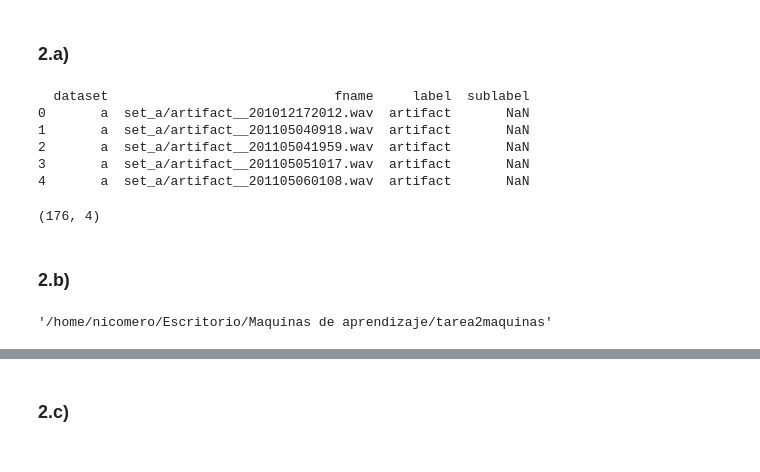
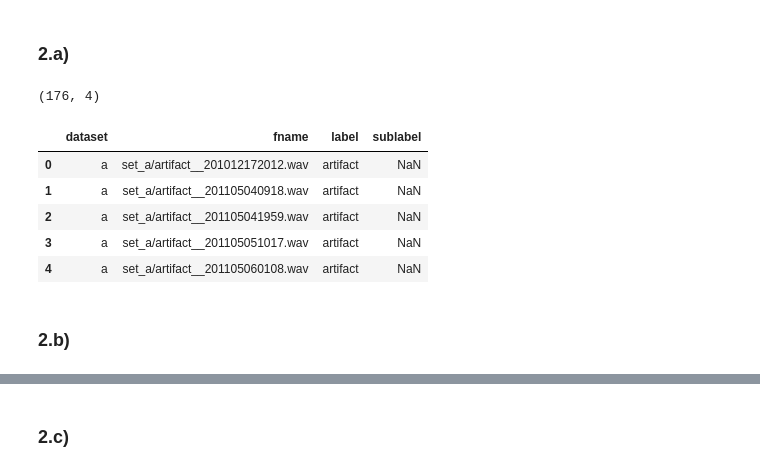
Before and after one commit to GabrielValenzuelaLorca/tarea2maquinas, a Jupyter notebook: Tarea 2.ipynb, the cells around one changed output, grey strips where cells are left out. Saved outputs shown, nothing was run; the diff lists cells and outputs as text; code cells hidden in the pictures.

```diff
--- a/Tarea 2.ipynb
+++ b/Tarea 2.ipynb
@@ -201,25 +201,20 @@ def load_wav_file(name, path):
 # %%
 import pandas as pd
 import numpy as np
-df = pd.read_csv('./set_a.csv')
+df = pd.read_csv('./heartbeat-sounds/set_a.csv')
 
-print(df.head())
-df.shape
+print (df.shape)
+df.head()
 # %% [output]
-  dataset                             fname     label  sublabel
-0       a  set_a/artifact__201012172012.wav  artifact       NaN
-1       a  set_a/artifact__201105040918.wav  artifact       NaN
-2       a  set_a/artifact__201105041959.wav  artifact       NaN
-3       a  set_a/artifact__201105051017.wav  artifact       NaN
-4       a  set_a/artifact__201105060108.wav  artifact       NaN
+(176, 4)
-(176, 4)
+|  | dataset | fname | label | sublabel |
+| 0 | a | set_a/artifact__201012172012.wav | artifact | NaN |
+| 1 | a | set_a/artifact__201105040918.wav | artifact | NaN |
+| 2 | a | set_a/artifact__201105041959.wav | artifact | NaN |
+| 3 | a | set_a/artifact__201105051017.wav | artifact | NaN |
+| 4 | a | set_a/artifact__201105060108.wav | artifact | NaN |
 # %% [markdown]
 ### 2.b)
-# %%
-import os
-os.getcwd()
-# %% [output]
-'/home/nicomero/Escritorio/Maquinas de aprendizaje/tarea2maquinas'
 # %%
 def padd_zeros(array,length):
     aux = np.zeros(length)
```
Also changed, not shown: parts of 13 cells of this notebook.
